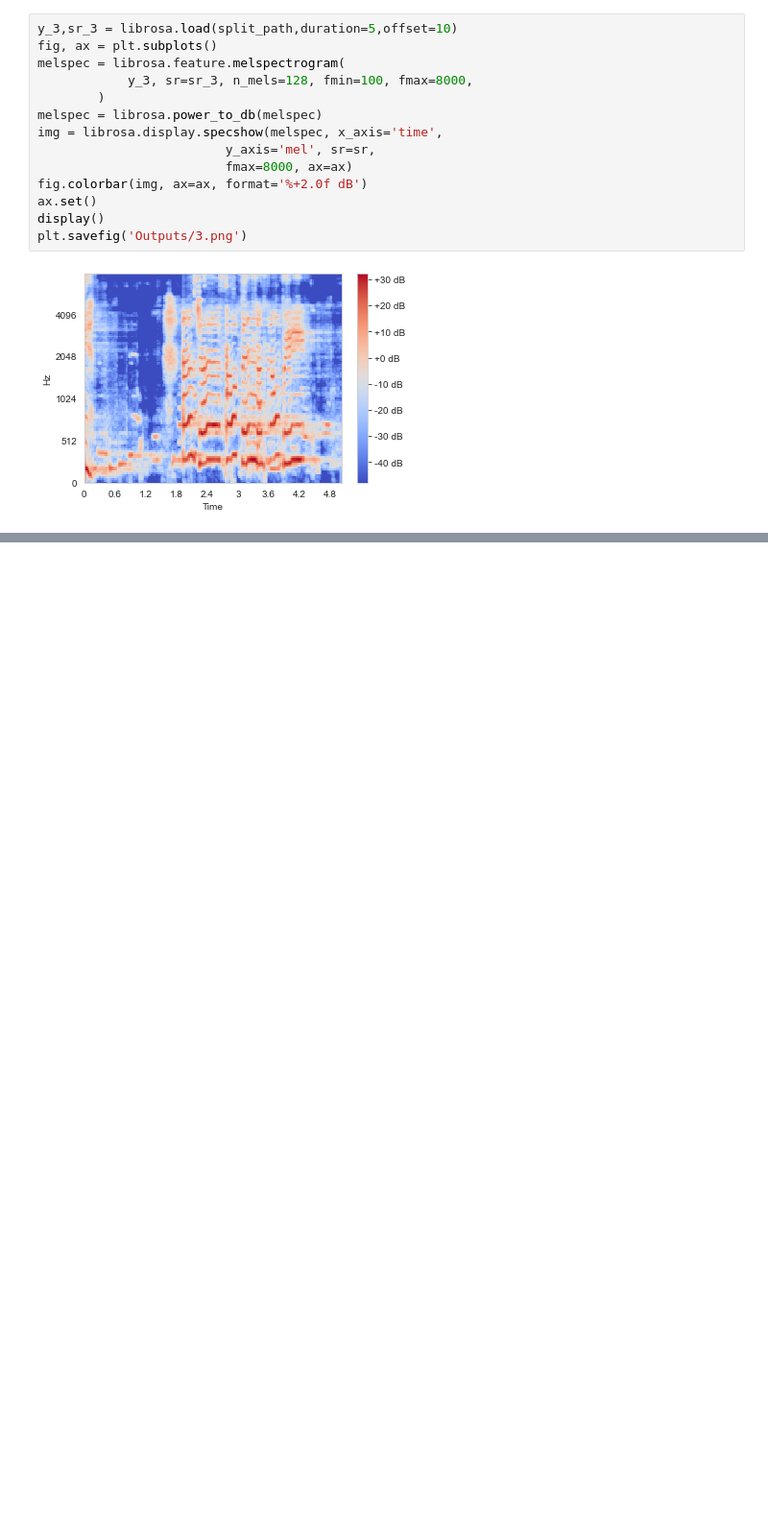
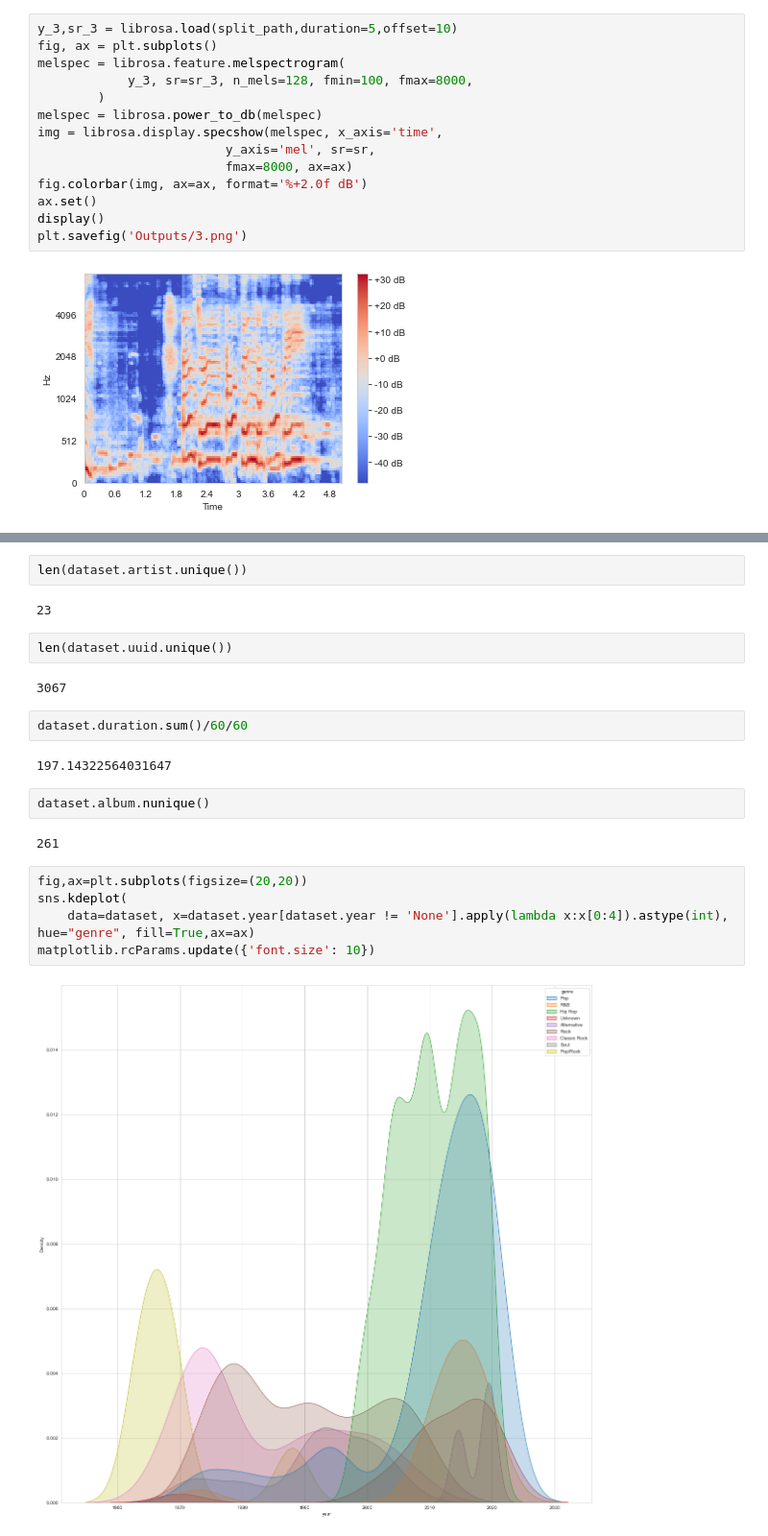
Before and after one commit to Pliploop/Spectrogram_Artist_Recognition, a Jupyter notebook: notebooks/Exploration.ipynb, the cells around one changed output, grey strips where cells are left out. Shown at 96% size. Saved outputs shown, nothing was run; the diff lists cells and outputs as text; blank space fills up the shorter version.

```diff
--- a/notebooks/Exploration.ipynb
+++ b/notebooks/Exploration.ipynb
@@ -155,0 +169,23 @@ array([[-44.983578  , -44.983578  , -44.983578  , ..., -44.983578  ,
+# %%
+len(dataset.artist.unique())
+# %% [output]
+23
+# %%
+len(dataset.uuid.unique())
+# %% [output]
+3067
+# %%
+dataset.duration.sum()/60/60
+# %% [output]
+197.14322564031647
+# %%
+dataset.album.nunique()
+# %% [output]
+261
+# %%
+fig,ax=plt.subplots(figsize=(20,20))
+sns.kdeplot(
+    data=dataset, x=dataset.year[dataset.year != 'None'].apply(lambda x:x[0:4]).astype(int), hue="genre", fill=True,ax=ax)
+matplotlib.rcParams.update({'font.size': 10})
+# %% [output]
+[figure, added]
```
Also changed, not shown: parts of 6 cells of this notebook, 8 other files.
